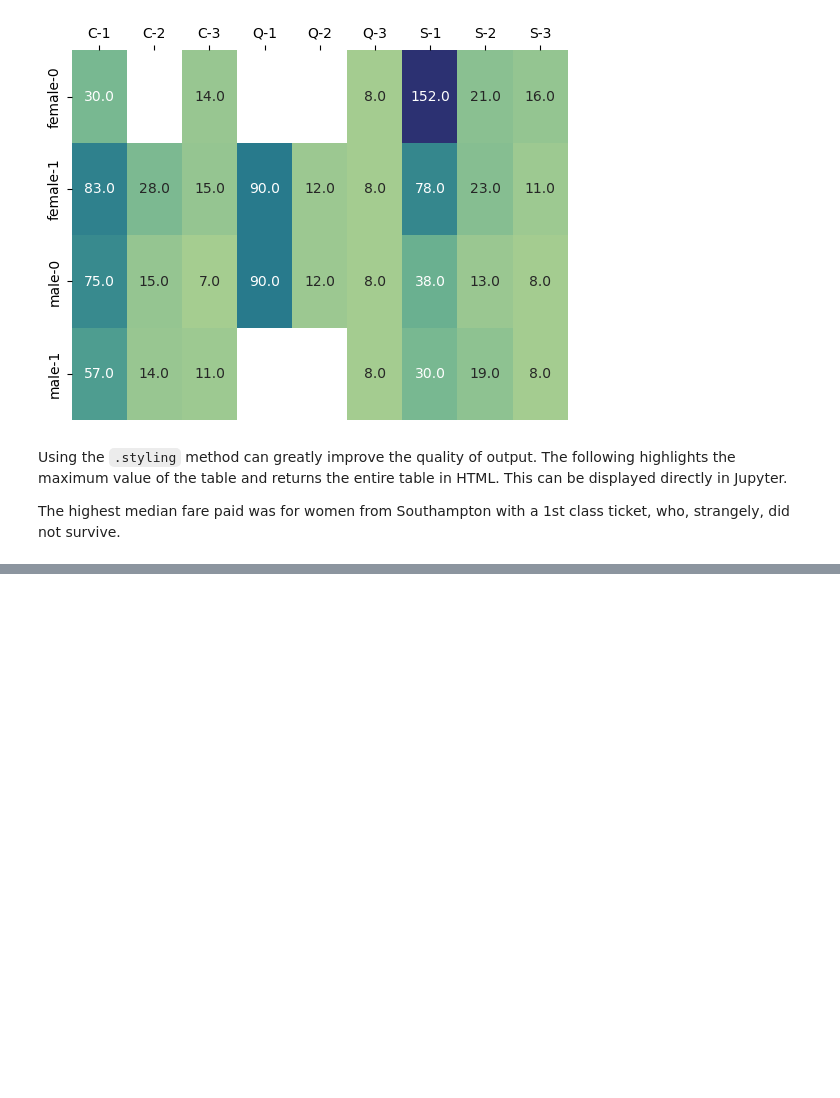
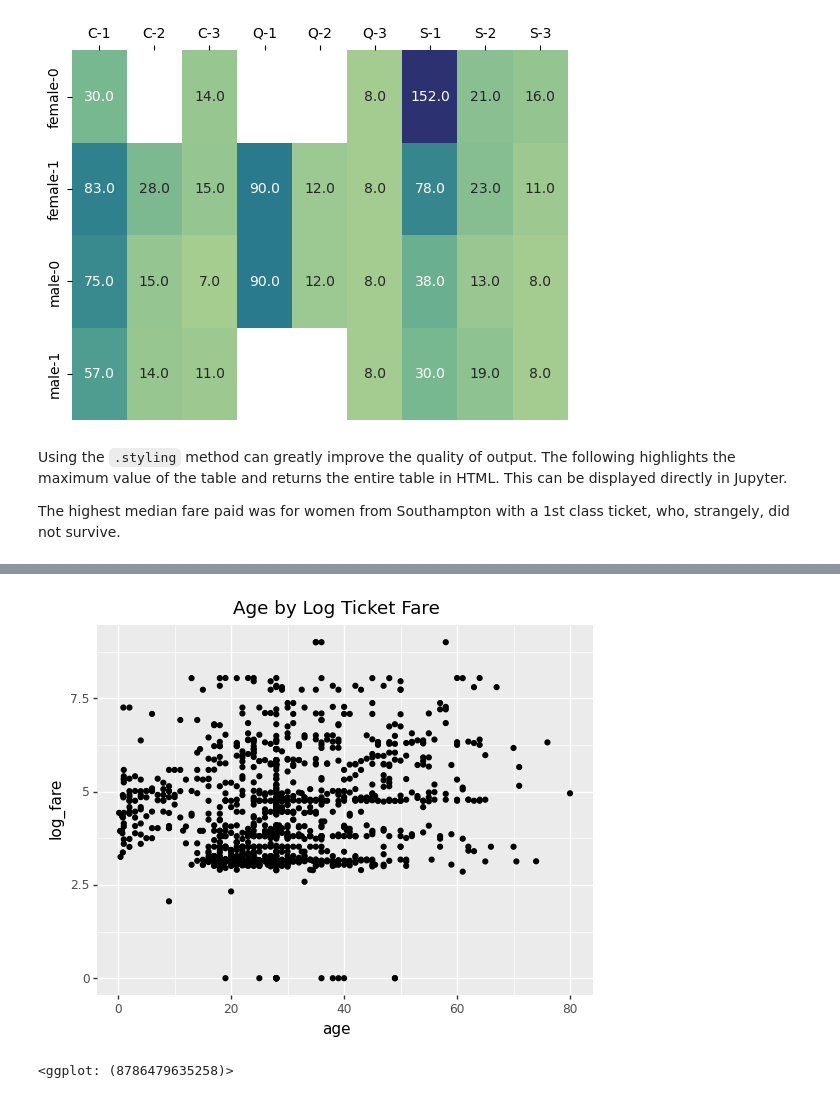
Before and after one commit to IMTorgDemo/Book-ai-for-banking-and-finance, a Jupyter notebook: notebooks/3-tables_graphs.ipynb, the cells around one changed output, grey strips where cells are left out. Cells and saved outputs as stored; diff of their text form; code cells hidden in the pictures; blank space fills up the shorter version.

Commit message:
add graphs section

```diff
--- a/notebooks/3-tables_graphs.ipynb
+++ b/notebooks/3-tables_graphs.ipynb
@@ -145,0 +176,8 @@ display(HTML( s.to_html() ))
+# %%
+p = p9.ggplot(data=df) +\
+        p9.geom_point(mapping=p9.aes(x='age', y='log_fare')) +\
+        p9.labs(title='Age by Log Ticket Fare')
+p
+# %% [output]
+[figure, added]
+<ggplot: (8786479635258)>
```
Also changed, not shown: parts of 26 cells of this notebook.
